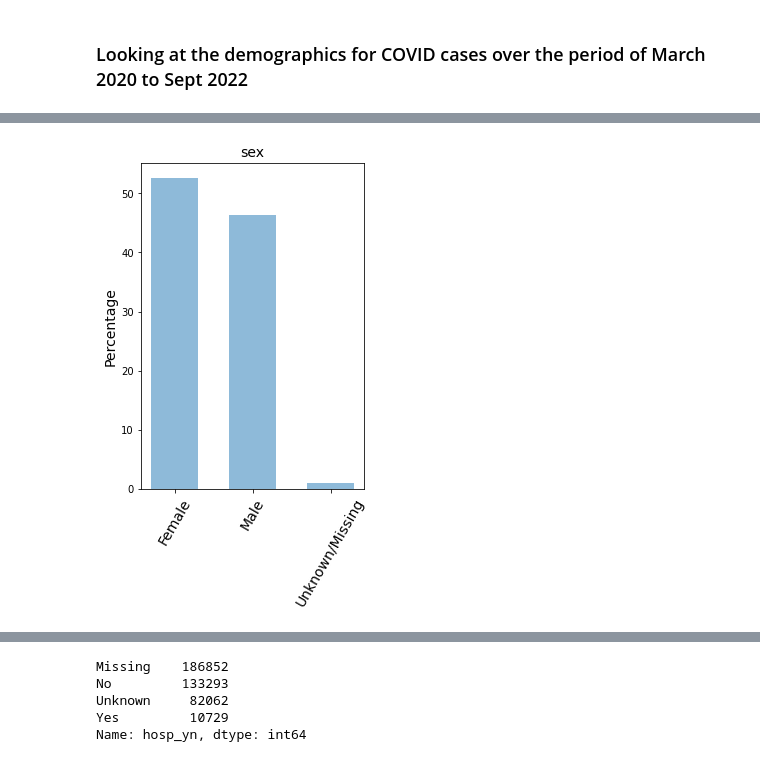
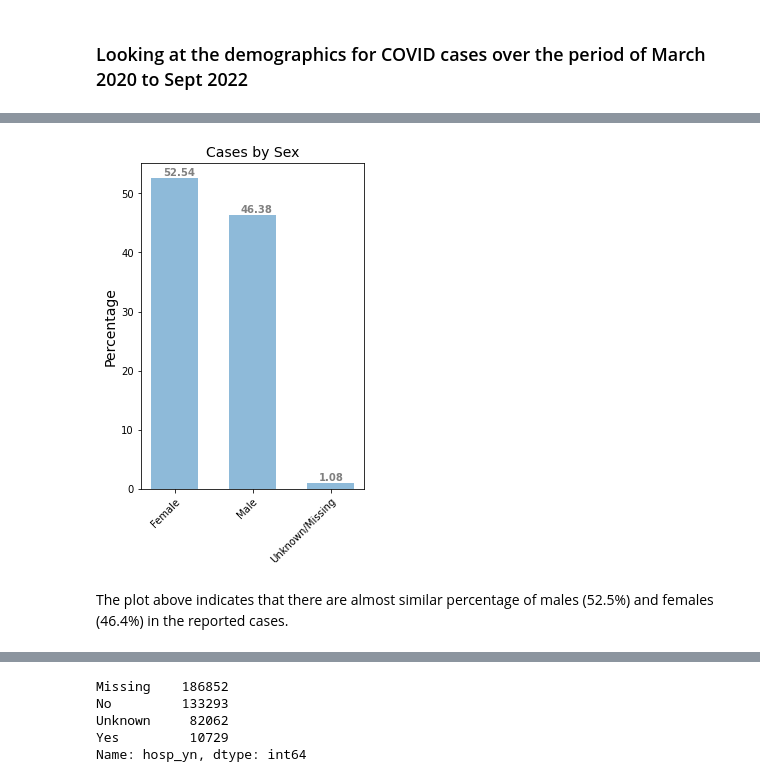
Before and after one commit to DeeVerma1/Project-4, a Jupyter notebook: code/02.3-EDA_COVID_Surveillance.ipynb, the cells around one changed output, grey strips where cells are left out. Drawn from its saved outputs; the diff is of its cells as text; code cells hidden in the pictures.

Commit message:
surv EDA, plots, model

```diff
--- a/code/02.3-EDA_COVID_Surveillance.ipynb
+++ b/code/02.3-EDA_COVID_Surveillance.ipynb
@@ -323,7 +297,7 @@ df_surv.head()
 
 def case_count(col_name):
     case_count=pd.DataFrame(df_surv[col_name].value_counts())
-    case_count['percent']=df_surv[col_name].value_counts(normalize=True)
+    case_count['percent']=(df_surv[col_name].value_counts(normalize=True))*100
     try:
         #combining Unkown and Missing counts
         case_count.loc['Unknown'] +=case_count.loc['Missing']
@@ -339,20 +313,28 @@ def case_count(col_name):
         pass
     case_count.loc['Total']=[case_count[x].sum() if case_count[x].dtype not in ['object'] else 'Total' for x in case_count.columns]
     return case_count
-# %%
-#function to create percent count bar plots
-def bar_plot(df):
-
-    plt.figure(figsize=(4,6))
-    plt.bar( x=df.iloc[:-1,0], height=df.iloc[:-1,2]*100, width=0.6, alpha=0.5)
-    plt.xticks(rotation=60);
-
-    plt.title(f'{df.columns[0]}', size=14)
-    plt.ylabel('Percentage', size=14)
-    plt.xticks(size=14)
-    # plt.tight_layout()
-    # plt.subplots_adjust(left=0.2, right=0.5, top=0.8, bottom=0.1)
-    # plt.ylim(0,250000);
+# %%
+#function to create percent count bar plots
+# help form https://stackoverflow.com/questions/14852821/aligning-rotated-xticklabels-with-their-respective-xticks
+
+def bar_plot(df, col):
+    figure, ax=plt.subplots(figsize=(4,6))
+    # plt.figure(figsize=(4,6))
+    ax.bar( x=df.iloc[:-1,0], height=col[:-1], width=0.6, alpha=0.5)
+
+    ax.set_title(f'Cases by {df.columns[0].title()}', size=14)
+    ax.set_ylabel('Percentage', size=14)
+    ax.set_xticks(ax.get_xticks())
+    ax.set_xticklabels(df.iloc[:-1,0], rotation=45, ha='right', rotation_mode='anchor')
+
+    for i in ax.patches:
+        if i.get_height() >0:
+            plt.text(i.get_x()+0.15, i.get_height()+0.4,
+                     str(round((i.get_height()), 2)),
+                     fontsize = 10, fontweight ='bold',
+                     color ='grey');
+        else:
+            pass
 # %%
 case_count_sex=case_count('sex')
 case_count_sex
@@ -365,7 +347,9 @@ case_count_sex
 # %%
-bar_plot(case_count_sex)
+bar_plot(case_count_sex, case_count_sex['percent'])
 # %% [output]
-[figure, old version]
+[figure, new version]
+# %% [markdown]
+The plot above indicates that there are almost similar percentage of males (52.5%) and females (46.4%) in the reported cases.
 # %%
 case_count_race=case_count('race')
 case_count_race
```
Also changed, not shown: parts of 69 cells of this notebook, 5 other files.
